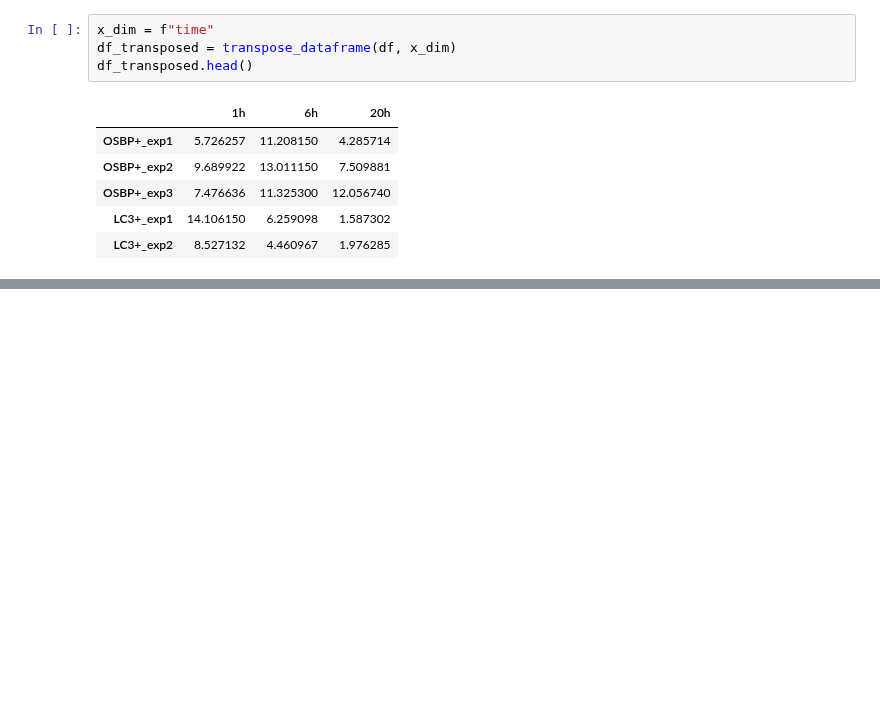
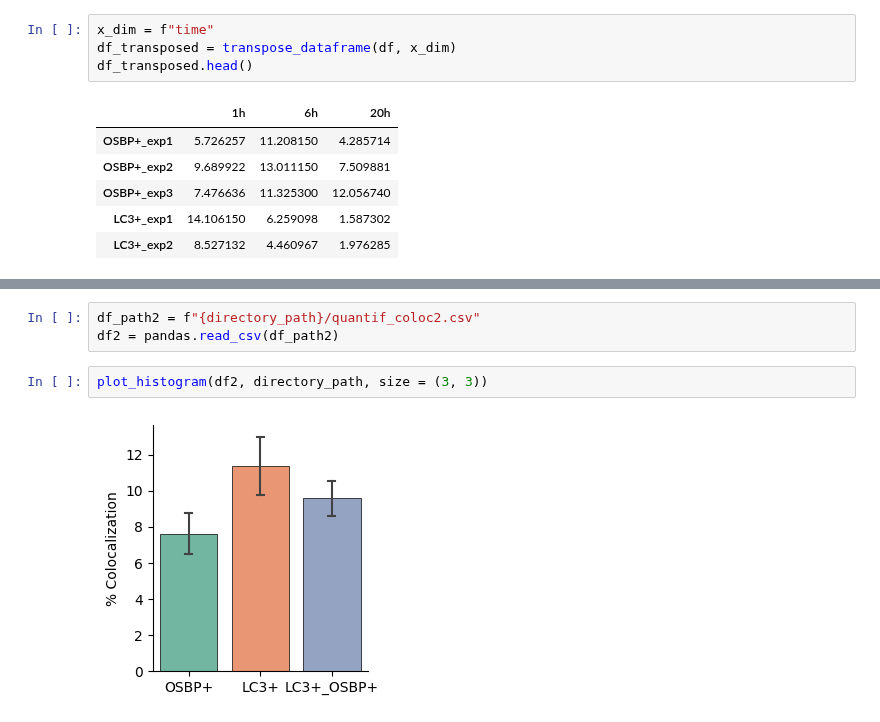
Before and after one commit to jaugenst/pyimagej_workflows, a Jupyter notebook: notebooks/data_viz.ipynb, the cells around one changed output, grey strips where cells are left out. Cells and saved outputs as stored; diff of their text form; blank space fills up the shorter version.

```diff
--- a/notebooks/data_viz.ipynb
+++ b/notebooks/data_viz.ipynb
@@ -117,0 +179,7 @@ else:
+# %%
+df_path2 = f"{directory_path}/quantif_coloc2.csv"
+df2 = pandas.read_csv(df_path2)
+# %%
+plot_histogram(df2, directory_path, size = (3, 3))
+# %% [output]
+[figure, added]
```
Also changed, not shown: parts of 3 cells of this notebook.
